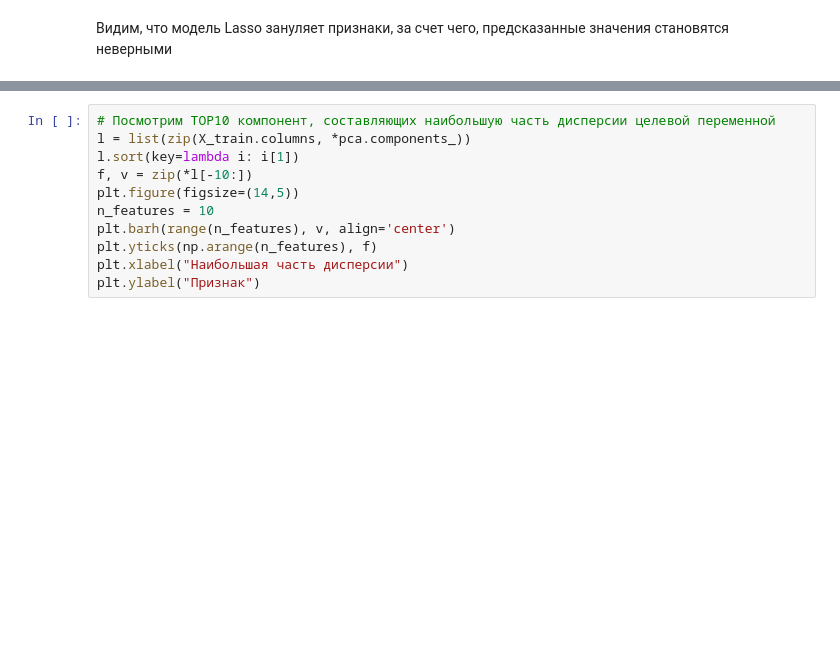
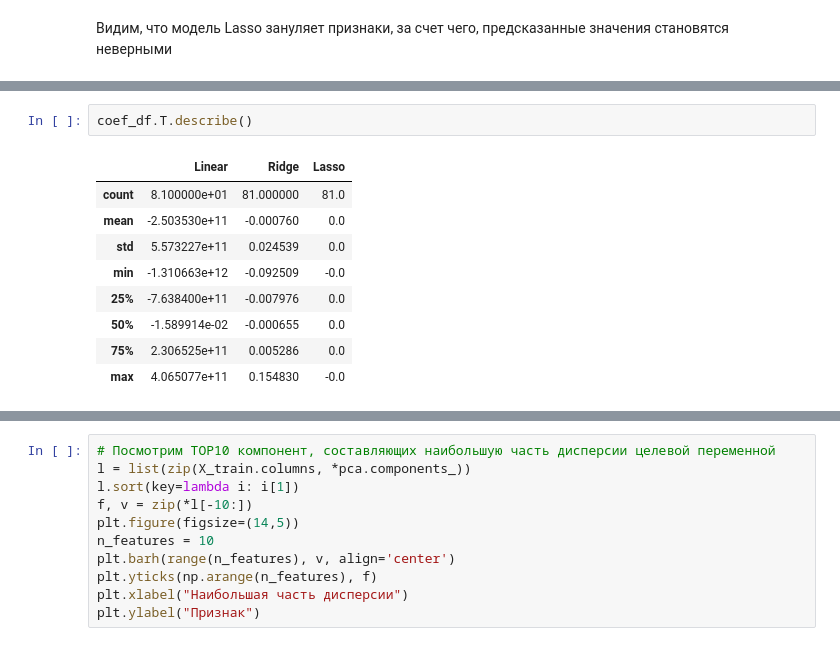
Before and after one commit to RuslanNT/code, a Jupyter notebook: DZ9_HW_Kobe.ipynb, the cells around one changed output, grey strips where cells are left out. Cells and saved outputs as stored; diff of their text form; blank space fills up the shorter version.

```diff
--- a/DZ9_HW_Kobe.ipynb
+++ b/DZ9_HW_Kobe.ipynb
@@ -157,0 +210,12 @@ ________________________________
+# %%
+coef_df.T.describe()
+# %% [output]
+|  | Linear | Ridge | Lasso |
+| count | 8.100000e+01 | 81.000000 | 81.0 |
+| mean | -2.503530e+11 | -0.000760 | 0.0 |
+| std | 5.573227e+11 | 0.024539 | 0.0 |
+| min | -1.310663e+12 | -0.092509 | -0.0 |
+| 25% | -7.638400e+11 | -0.007976 | 0.0 |
+| 50% | -1.589914e-02 | -0.000655 | 0.0 |
+| 75% | 2.306525e+11 | 0.005286 | 0.0 |
+| max | 4.065077e+11 | 0.154830 | -0.0 |
```
Also changed, not shown: parts of 6 cells of this notebook.
